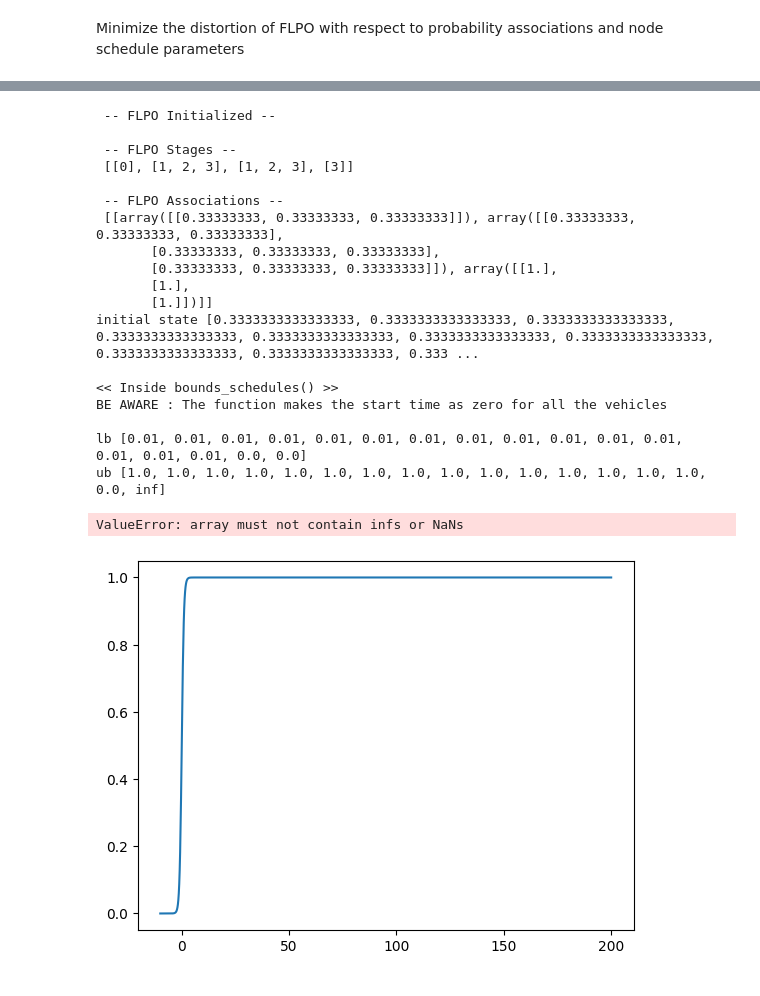
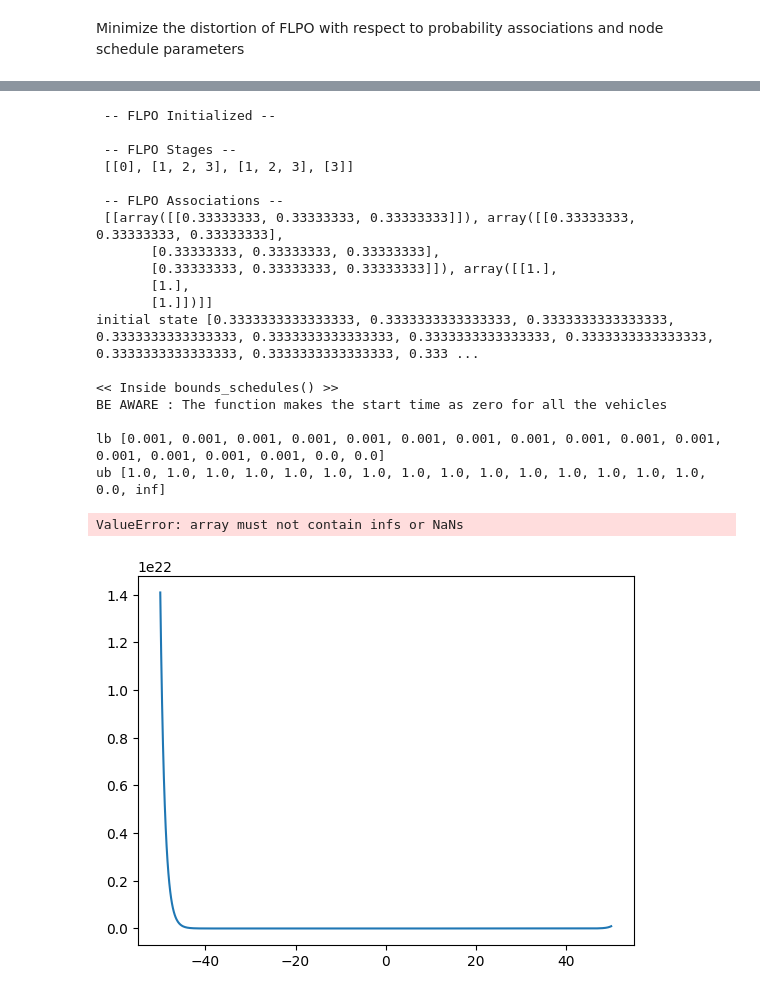
Before and after one commit to dt-1729/NASA_ULI, a Jupyter notebook: ULI_scipy_ineq_cons.ipynb, the cells around one changed output, grey strips where cells are left out. Cells and saved outputs as stored; diff of their text form; code cells hidden in the pictures.

```diff
--- a/FLPO_scipy_optimizer.ipynb
+++ b/ULI_scipy_ineq_cons.ipynb
@@ -561,20 +596,4 @@ Minimize the distortion of FLPO with respect to probability associations and nod
 # %%
-# initialize variables
-N = 1 # number of vehicles
-M = 2 # number of nodes
-beta = 100 # annealing parameter
-
-# define functions
-def printMatrix(mat , mat_name):
-    print(mat_name)
-    for row in mat:
-        print(row , '\n')
-    return 0
-
-# create an instance of FLPO class
-flpo = FLPO(N, M, beta)
-print('\n -- FLPO Stages -- \n' , flpo.stages)
-print('\n -- FLPO Associations -- \n' , flpo.asn_pb)
 
 # set initial and stop points, and initial time for all the UAVs
 init_nodes = [1]
@@ -614,24 +633,28 @@ initial state [0.3333333333333333, 0.3333333333333333, 0.3333333333333333, 0.333
 << Inside bounds_schedules() >>
 BE AWARE : The function makes the start time as zero for all the vehicles
 
-lb [0.01, 0.01, 0.01, 0.01, 0.01, 0.01, 0.01, 0.01, 0.01, 0.01, 0.01, 0.01, 0.01, 0.01, 0.01, 0.0, 0.0]
+lb [0.001, 0.001, 0.001, 0.001, 0.001, 0.001, 0.001, 0.001, 0.001, 0.001, 0.001, 0.001, 0.001, 0.001, 0.001, 0.0, 0.0]
 ub [1.0, 1.0, 1.0, 1.0, 1.0, 1.0, 1.0, 1.0, 1.0, 1.0, 1.0, 1.0, 1.0, 1.0, 1.0, 0.0, inf]
 ValueError: array must not contain infs or NaNs
 # %%
 #just a test block
 
-x = np.linspace(-10, 200, 1000)
+x = np.linspace(-50, 50, 1000)
 # print(x)
 a = 1
 b = 1
-# fx = x + np.exp(-a*(1 - x)) + np.exp(-b*(x - 2))
+A = 10
+xmin = 1
+xmax = 4
+fx = x + np.exp(a*(xmin - x)) + np.exp(b*(x - xmax))
 # fx = x - np.log(a*(x - 1)) - np.log(b*(3 - x))
 # fx = x + 1/(x-1) + 1/(2 - x)
 # fx = -np.log(x)
-fx = (np.exp(x)) / (np.exp(x) + np.exp(-x))
+# fx = x + A*np.exp(a*(x-2)**2) / (np.exp(a*(x-2)**2) + np.exp(-b*(x-2)**2)) - A/2
+# fx = x + (np.tanh(a*(x-5)) + np.tanh(b*(0-x)) + 2)*A
 
 plt.plot(x, fx)
 plt.show()
 # print(res)
 # %% [output]
-[figure, old version]
+[figure, new version]
```
Also changed, not shown: parts of 2 cells of this notebook.
